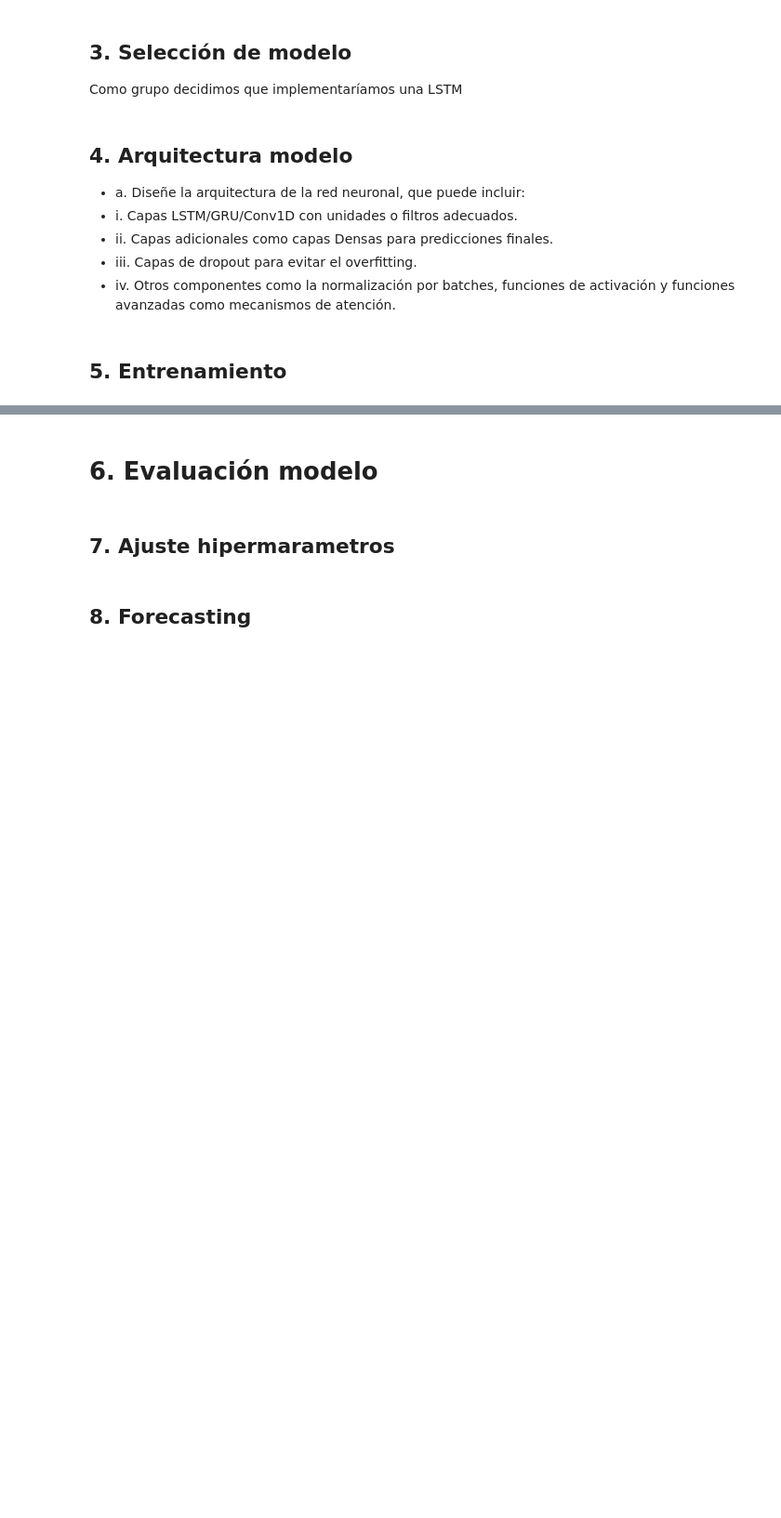
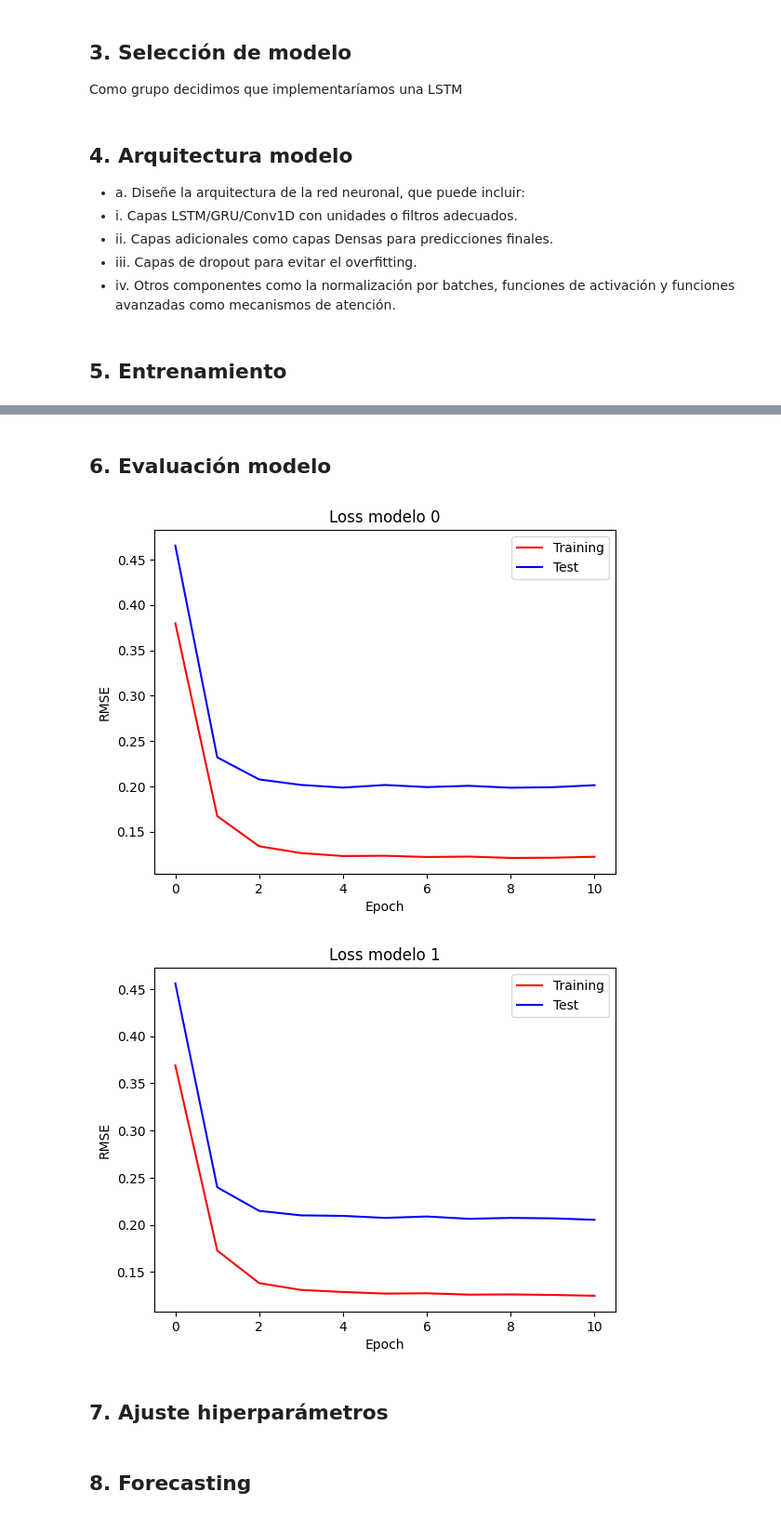
Before and after one commit to JuanDiegoAvila/Lab9_DL, a Jupyter notebook: lab9.ipynb, the cells around one changed output, grey strips where cells are left out. Shown at 93% size. Cells and saved outputs as stored; diff of their text form; code cells hidden in the pictures; blank space fills up the shorter version.

```diff
--- a/lab9.ipynb
+++ b/lab9.ipynb
@@ -191,36 +130,41 @@ def get_data(data):
 # %% [markdown]
 ## 5.   Entrenamiento
 # %%
-def graph_loss(loss_train, loss_test):
+def graph_loss(loss_train, loss_test, model):
     # Visualización del rendimiento
     epoch = np.arange(len(loss_train))
     plt.figure()
+    plt.title('Loss modelo ' + str(model))
     plt.plot(epoch, loss_train, 'r', label='Training',)
     plt.plot(epoch, loss_test, 'b', label='Test')
     plt.legend()
     plt.xlabel('Epoch'), plt.ylabel('RMSE')
     plt.show()
 # %%
-def train(loader, n_epochs, model, optimizer, criterion, X_train, y_train, X_test, y_test):
+def train(modelo, loader, n_epochs, model, optimizer, criterion, X_train, y_train, X_test, y_test, device):
     loss_train = []
     loss_test = []
+    print("Train - Modelo", modelo)
     for epoch in range(n_epochs):
         model.train()
         for X_batch, y_batch in loader:
-            # print(X_batch.shape, y_batch.shape)
+            X_batch = X_batch# .to(device)
+            y_batch = y_batch# .to(device)
             y_pred = model(X_batch)
             loss = criterion(y_pred, y_batch)
             optimizer.zero_grad()
             loss.backward()
             optimizer.step()
 
-        if epoch % 10 == 0:
-            print(f'Epoch: {epoch:3} loss: {loss.item():10.8f}')
-
+        # if epoch % 10 == 0:
+        #     print(f'Epoch: {epoch:3} loss: {loss.item():10.8f}')
+        if epoch % 100 != 0 and epoch != n_epochs-1:
+            continue
         model.eval()
 
 
         with torch.no_grad():
+             #X_train = X_train.to(device)
             # Prediccion
             y_pred = model(X_train)
             # Calculo del RMSE - Root Mean Square Error
@@ -232,30 +176,37 @@ def train(loader, n_epochs, model, optimizer, criterion, X_train, y_train, X_tes
             loss_train.append(train_rmse)
             loss_test.append(test_rmse)
 
-
+        print("Epoch %d: train RMSE %.4f, test RMSE %.4f" % (epoch, train_rmse, test_rmse))
     return loss_train, loss_test
+# %%
+if torch.cuda.is_available():
+    # Crea una variable de dispositivo para la GPU
+    device = torch.device("cuda")
+else:
+    # Si no hay GPU, utiliza la CPU
+    device = torch.device("cpu")
 # %%
 from torch.utils.data import DataLoader
 
 input_size = 1
-hidden_layer_size = 1
+hidden_layer_size = 50
 output_size = 1
-
+modelos = []
+losses = []
 
 for tienda in range(0, 2):
     tienda += 1
 
     LSTM_i = LSTM(input_size, hidden_layer_size, output_size)
+    # LSTM_i.to(device)
     optimizer = optim.Adam(LSTM_i.parameters(), lr=0.001)
     loss_function = nn.MSELoss()
 
     x_train, y_train = get_data(store_daily_sales[store_daily_sales['store'] == tienda])
     x_test, y_test = get_data(store_daily_sales_test[store_daily_sales_test['store'] == tienda])
 
-    loader = DataLoader((x_train, y_train), batch_size=8, shuffle=True)
-    loss_train, loss_test = train(loader, 100, LSTM_i, optimizer, loss_function, x_train, y_train, x_test, y_test)
-
-    graph_loss(loss_train, loss_test)
-
-    # Predicción
+    loader = DataLoader((x_train, y_train), batch_size=4, shuffle=True)
+    loss_train, loss_test = train(tienda, loader, 1000, LSTM_i, optimizer, loss_function, x_train, y_train, x_test, y_test, device)
+    losses.append((loss_train, loss_test))
+    modelos.append(LSTM_i)
 # %% [output]
@@ -278,4 +230,10 @@ KeyboardInterrupt:
 # %% [markdown]
-# 6.    Evaluación modelo
+## 6.    Evaluación modelo
+# %%
+for i, (loss_train, loss_test) in enumerate(losses):
+    graph_loss(loss_train, loss_test, i)
+# %% [output]
+[figure, added]
+[figure, added]
 # %% [markdown]
-## 7.   Ajuste hipermarametros
+## 7.   Ajuste hiperparámetros
```
Also changed, not shown: parts of 19 cells of this notebook, 1 other file.
